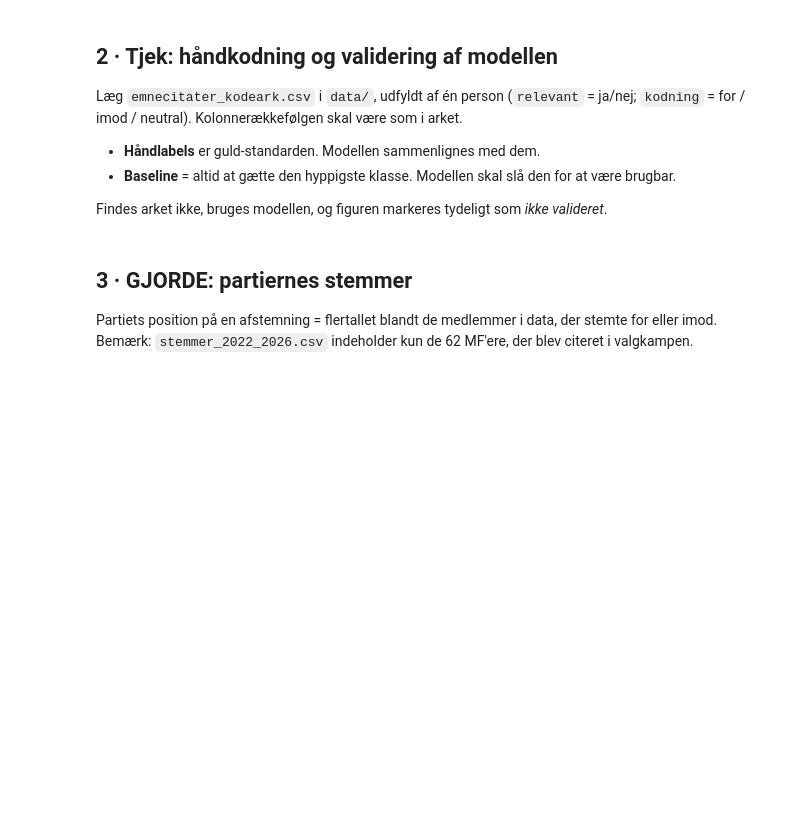
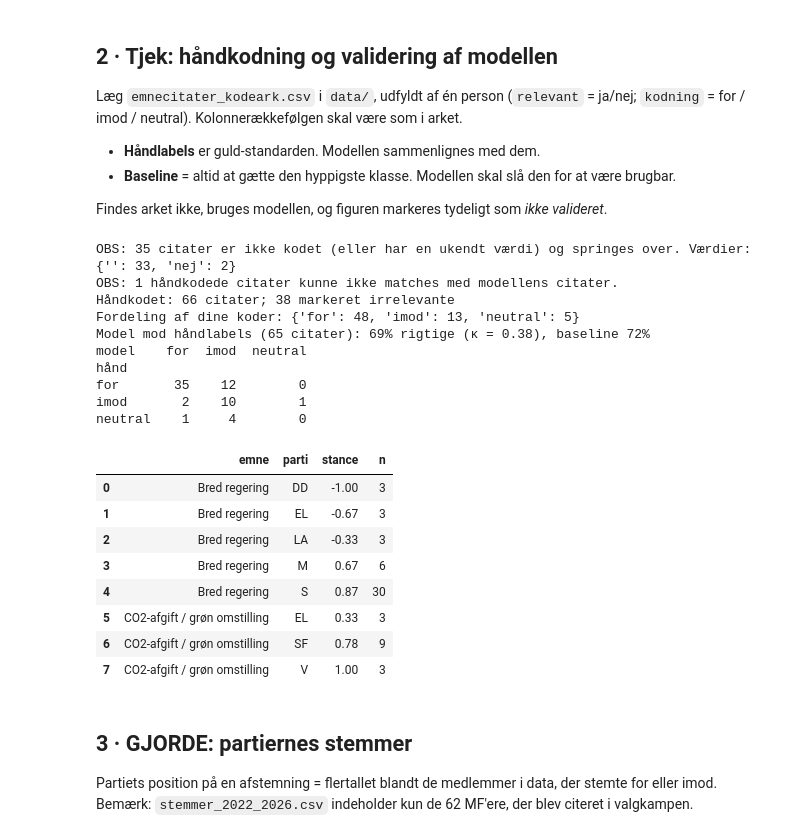
Before and after one commit to Signedue/Politics-Network, a Jupyter notebook: notebooks/LighedMellemStemmerOgmærkesag/fig5_med_tjek-4.ipynb, the cells around one changed output. Cells and saved outputs as stored; diff of their text form; code cells hidden in the pictures; blank space fills up the shorter version.

```diff
--- a/notebooks/LighedMellemStemmerOgmærkesag/fig5_med_tjek-4.ipynb
+++ b/notebooks/LighedMellemStemmerOgmærkesag/fig5_med_tjek-4.ipynb
@@ -64,7 +68,7 @@ Læg `emnecitater_kodeark.csv` i `data/`, udfyldt af én person (`relevant` = ja
 
 Findes arket ikke, bruges modellen, og figuren markeres tydeligt som *ikke valideret*.
 # %%
-kodeark = MAPPE / "emnecitater_kodeark.csv"
+kodeark = "/Users/salmahirsi/Documents/GitHub/Politics-Network/data/emnecitater1.csv"
 TJEK = {}                                # alt, der skal stå i figuren og captionen
 
 def laes_kodeark(sti):
@@ -112,33 +116,53 @@ if kodeark.exists():
 if kodeark.exists() and len(ark):
     KILDE = "hand-coded"
     TJEK["n_kodet"] = len(ark)
     guld = ark.copy()
     guld["stance"] = guld["kodning"]
     # modellen mod håndlabels (matches på emne + citattekst)
     mm = model[["emne", "citat", "model_stance"]].drop_duplicates(["emne", "citat"]).copy()
     mm["citat"] = mm["citat"].astype(str).str.strip()
     m = guld.merge(mm, on=["emne", "citat"], how="inner")
     TJEK["n_guld"] = len(m)
     if len(m) < len(guld):
         print(f"OBS: {len(guld) - len(m)} håndkodede citater kunne ikke matches med modellens citater.")
     TJEK["model_acc"] = (m["model_stance"] == m["stance"]).mean()
     TJEK["model_kappa"] = cohen_kappa_score(m["stance"], m["model_stance"])
     TJEK["baseline_acc"] = m["stance"].value_counts(normalize=True).max()
     print(f"Håndkodet: {TJEK['n_kodet']} citater; {TJEK['irrelevante']} markeret irrelevante")
     print("Fordeling af dine koder:", guld["stance"].value_counts().to_dict())
     print(f"Model mod håndlabels ({TJEK['n_guld']} citater): {TJEK['model_acc']:.0%} rigtige (κ = {TJEK['model_kappa']:.2f}), "
           f"baseline {TJEK['baseline_acc']:.0%}")
     print(pd.crosstab(m["stance"], m["model_stance"], rownames=["hånd"], colnames=["model"]))
     citater = guld[["emne", "parti", "politiker", "stance", "citat"]].copy()
 else:
     KILDE = "stance model (NOT validated)"
     print("Kodearket mangler eller er tomt: bruger stance-modellen. Figuren markeres som ikke valideret.")
     citater = model.rename(columns={"model_stance": "stance"})[["emne", "parti", "politiker", "stance", "citat"]].copy()
 
 citater["v"] = citater["stance"].map(VAERDI)
 sagde = citater.groupby(["emne", "parti"])["v"].agg(stance="mean", n="size").reset_index()
 sagde = sagde[sagde["n"] >= MIN_CITATER].reset_index(drop=True)
 sagde.round(2)
+# %% [output]
+OBS: 35 citater er ikke kodet (eller har en ukendt værdi) og springes over. Værdier: {'': 33, 'nej': 2}
+OBS: 1 håndkodede citater kunne ikke matches med modellens citater.
+Håndkodet: 66 citater; 38 markeret irrelevante
+Fordeling af dine koder: {'for': 48, 'imod': 13, 'neutral': 5}
+Model mod håndlabels (65 citater): 69% rigtige (κ = 0.38), baseline 72%
+model    for  imod  neutral
+hånd
+for       35    12        0
+imod       2    10        1
+neutral    1     4        0
+|  | emne | parti | stance | n |
+| 0 | Bred regering | DD | -1.00 | 3 |
+| 1 | Bred regering | EL | -0.67 | 3 |
+| 2 | Bred regering | LA | -0.33 | 3 |
+| 3 | Bred regering | M | 0.67 | 6 |
+| 4 | Bred regering | S | 0.87 | 30 |
+| 5 | CO2-afgift / grøn omstilling | EL | 0.33 | 3 |
+| 6 | CO2-afgift / grøn omstilling | SF | 0.78 | 9 |
+| 7 | CO2-afgift / grøn omstilling | V | 1.00 | 3 |
 # %% [markdown]
 ## 3 · GJORDE: partiernes stemmer
 
```
Also changed, not shown: parts of 7 cells of this notebook.
